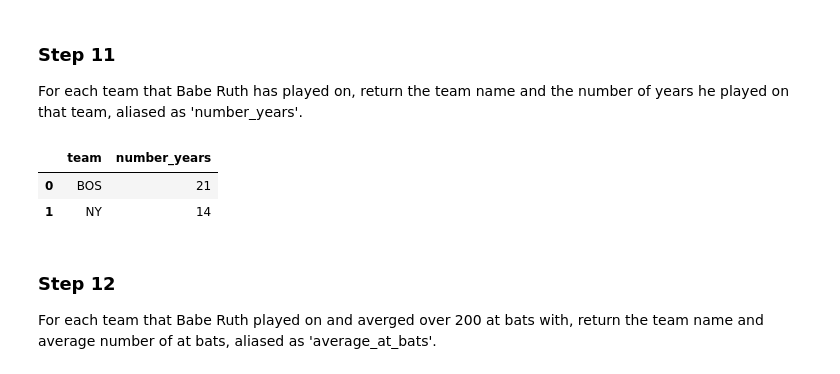
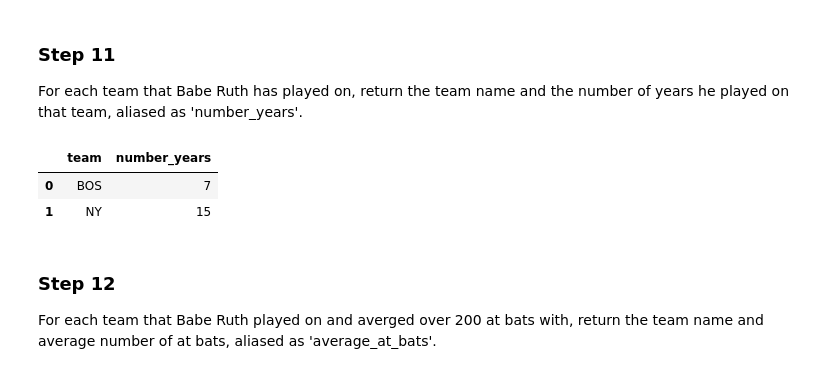
Before and after one commit to KimberlyWangui/DS_Course1_Week1_Module2_SQLQueries, a Jupyter notebook: SQLFilterOrderGroupLab.ipynb, the cells around one changed output. Cells and saved outputs as stored; diff of their text form; code cells hidden in the pictures.

```diff
--- a/SQLFilterOrderGroupLab.ipynb
+++ b/SQLFilterOrderGroupLab.ipynb
@@ -303,16 +303,16 @@ For each team that Babe Ruth has played on, return the team name and the number
 # %%
 # CodeGrade step11
 # Replace None with your code
 df_teams_years = pd.read_sql("""
-SELECT team, MAX(year) - MIN(year) AS number_years
+SELECT team, COUNT(DISTINCT year) AS number_years
                              FROM babe_ruth_stats
                              GROUP BY team;
 """, conn3)
 df_teams_years
 # %% [output]
 |  | team | number_years |
-| 0 | BOS | 21 |
-| 1 | NY | 14 |
+| 0 | BOS | 7 |
+| 1 | NY | 15 |
 # %% [markdown]
 ### Step 12
 
```
Also changed, not shown: parts of 5 cells of this notebook.
